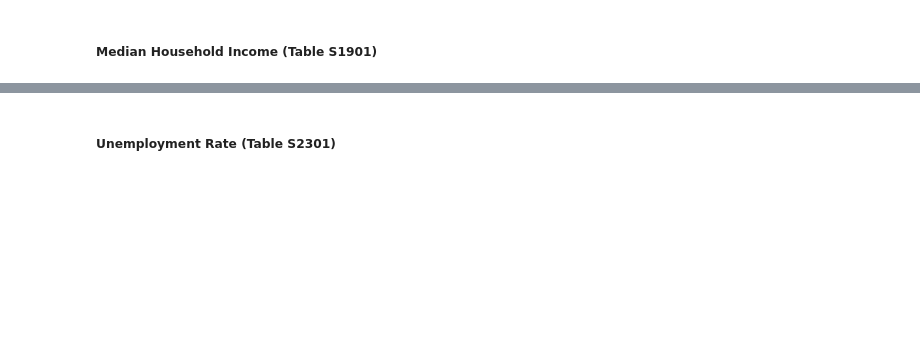
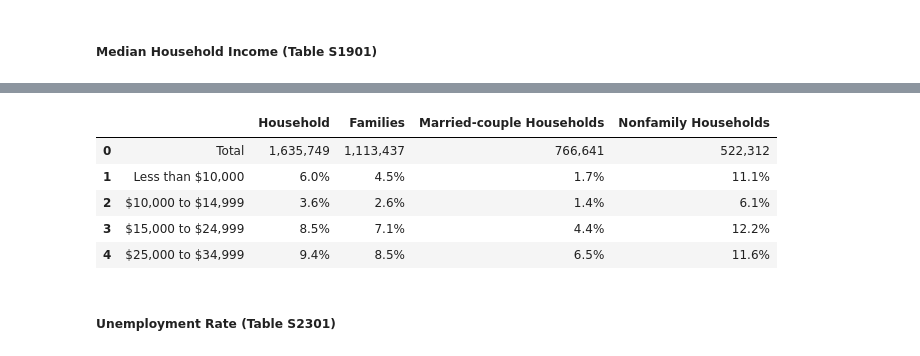
Before and after one commit to maddieemihle/major-city-visualization, a Jupyter notebook: data_files/houston_data/Houston_cleaned.ipynb, the cells around one changed output, grey strips where cells are left out. Saved outputs shown, nothing was run; the diff lists cells and outputs as text; code cells hidden in the pictures; blank space fills up the shorter version.

```diff
--- a/data_files/houston_data/Houston_cleaned.ipynb
+++ b/data_files/houston_data/Houston_cleaned.ipynb
@@ -225,18 +216,21 @@ houston_income_df = houston_income_df.drop(columns=['Texas!!Households!!Margin o
-# %%
-# Rename columns for clarity
-houston_income_df = houston_income_df.rename(columns={
-    'Label (Grouping)': 'Income Grouping',
-    'Texas!!Households!!Estimate': 'Texas Households',
-    'Texas!!Families!!Estimate': 'Texas Families',
-    'Texas!!Married-couple families!!Estimate': 'Texas Married-couple Households',
-    'Texas!!Nonfamily households!!Estimate': 'Texas Nonfamily Households',
-    'Houston-The Woodlands-Sugar Land, TX Metro Area!!Households!!Estimate': 'Houston Metro Households',
-    'Houston-The Woodlands-Sugar Land, TX Metro Area!!Families!!Estimate': 'Houston Metro Families',
-    'Houston-The Woodlands-Sugar Land, TX Metro Area!!Married-couple families!!Estimate': 'Houston Metro Married-couple Households',
-    'Houston-The Woodlands-Sugar Land, TX Metro Area!!Nonfamily households!!Estimate': 'Houston Metro Nonfamily Households'
-})
-
-houston_income_df.head()
+# %%
+# Droping unnecessary rows and columns
+houston_income_df = houston_income_df.iloc[:13]
+# %%
+# Rename columns for clarity
+houston_income_df.columns = ['',
+                             'Household',
+                              'Families',
+                              'Married-couple Households',
+                              'Nonfamily Households']
+houston_income_df.head()
+# %% [output]
+|  |  | Household | Families | Married-couple Households | Nonfamily Households |
+| 0 | Total | 1,635,749 | 1,113,437 | 766,641 | 522,312 |
+| 1 | Less than $10,000 | 6.0% | 4.5% | 1.7% | 11.1% |
+| 2 | $10,000 to $14,999 | 3.6% | 2.6% | 1.4% | 6.1% |
+| 3 | $15,000 to $24,999 | 8.5% | 7.1% | 4.4% | 12.2% |
+| 4 | $25,000 to $34,999 | 9.4% | 8.5% | 6.5% | 11.6% |
 # %%
 # Save as new csv file with cleaned data
 houston_income_df.to_csv('../houston_data/cleaned_hou_income.csv', index=False)
```
Also changed, not shown: parts of 46 cells of this notebook, 23 other files.
